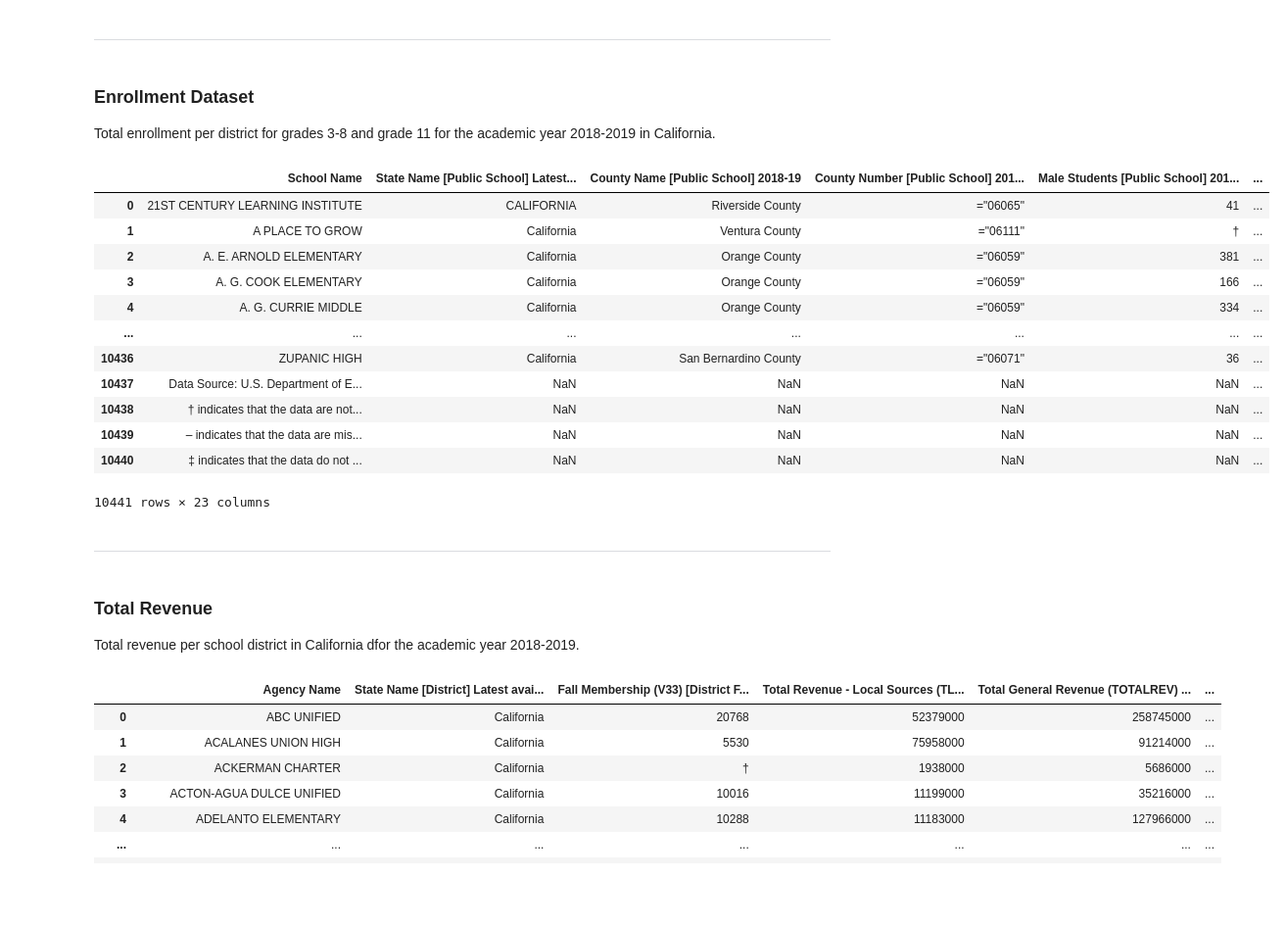
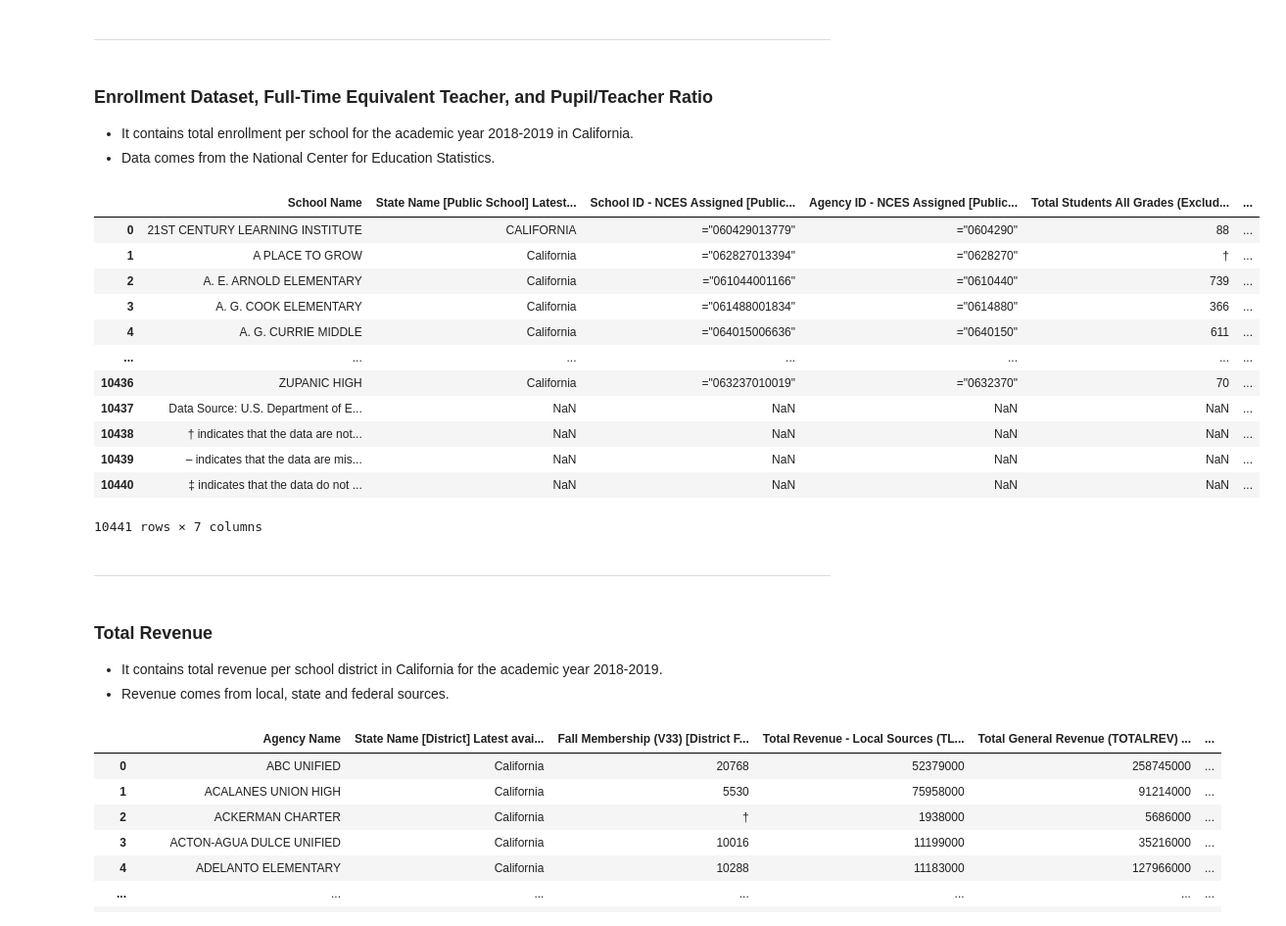
Before and after one commit to gabriellewald/springboard-coursework, a Jupyter notebook: education_project/Capstone2_education_project.ipynb, the cells around one changed output. Shown at 98% size. Drawn from its saved outputs; the diff is of its cells as text; code cells hidden in the pictures; blank space fills up the shorter version.

```diff
--- a/education_project/Capstone2_education_project.ipynb
+++ b/education_project/Capstone2_education_project.ipynb
@@ -144,32 +378,34 @@ df_expenses
 # %% [markdown]
 ---------
 # %% [markdown]
-### Enrollment Dataset
-Total enrollment per district for grades 3-8 and grade 11 for the academic year 2018-2019 in California.
+### Enrollment Dataset, Full-Time Equivalent Teacher, and Pupil/Teacher Ratio
+- It contains total enrollment per school for the academic year 2018-2019 in California.
+- Data comes from the National Center for Education Statistics.
 # %%
-# loading datafile
-df_enrollment = pd.read_csv('data/ELSI_csv_export_enrollment.csv')
+# load datafile
+df_enrollment = pd.read_csv('data/ELSI_total_enrollment_.csv')
 df_enrollment
 # %% [output]
-|  | School Name | State Name [Public School] Latest... | County Name [Public School] 2018-19 | County Number [Public School] 201... | Male Students [Public School] 201... | ... |
-| 0 | 21ST CENTURY LEARNING INSTITUTE | CALIFORNIA | Riverside County | ="06065" | 41 | ... |
-| 1 | A PLACE TO GROW | California | Ventura County | ="06111" | † | ... |
-| 2 | A. E. ARNOLD ELEMENTARY | California | Orange County | ="06059" | 381 | ... |
-| 3 | A. G. COOK ELEMENTARY | California | Orange County | ="06059" | 166 | ... |
-| 4 | A. G. CURRIE MIDDLE | California | Orange County | ="06059" | 334 | ... |
+|  | School Name | State Name [Public School] Latest... | School ID - NCES Assigned [Public... | Agency ID - NCES Assigned [Public... | Total Students All Grades (Exclud... | ... |
+| 0 | 21ST CENTURY LEARNING INSTITUTE | CALIFORNIA | ="060429013779" | ="0604290" | 88 | ... |
+| 1 | A PLACE TO GROW | California | ="062827013394" | ="0628270" | † | ... |
+| 2 | A. E. ARNOLD ELEMENTARY | California | ="061044001166" | ="0610440" | 739 | ... |
+| 3 | A. G. COOK ELEMENTARY | California | ="061488001834" | ="0614880" | 366 | ... |
+| 4 | A. G. CURRIE MIDDLE | California | ="064015006636" | ="0640150" | 611 | ... |
 | ... | ... | ... | ... | ... | ... | ... |
-| 10436 | ZUPANIC HIGH | California | San Bernardino County | ="06071" | 36 | ... |
+| 10436 | ZUPANIC HIGH | California | ="063237010019" | ="0632370" | 70 | ... |
 | 10437 | Data Source: U.S. Department of E... | NaN | NaN | NaN | NaN | ... |
 | 10438 | † indicates that the data are not... | NaN | NaN | NaN | NaN | ... |
 | 10439 | – indicates that the data are mis... | NaN | NaN | NaN | NaN | ... |
 | 10440 | ‡ indicates that the data do not ... | NaN | NaN | NaN | NaN | ... |
-10441 rows × 23 columns
+10441 rows × 7 columns
 # %% [markdown]
 ---------
 # %% [markdown]
 ### Total Revenue
 
-Total revenue per school district in California dfor the academic year 2018-2019.
+- It contains total revenue per school district in California for the academic year 2018-2019.
+- Revenue comes from local, state and federal sources.
 # %%
 df_revenue = pd.read_csv('data/ELSI_csv_export_revenue.csv')
 # %%
```
Also changed, not shown: parts of 31 cells of this notebook.
